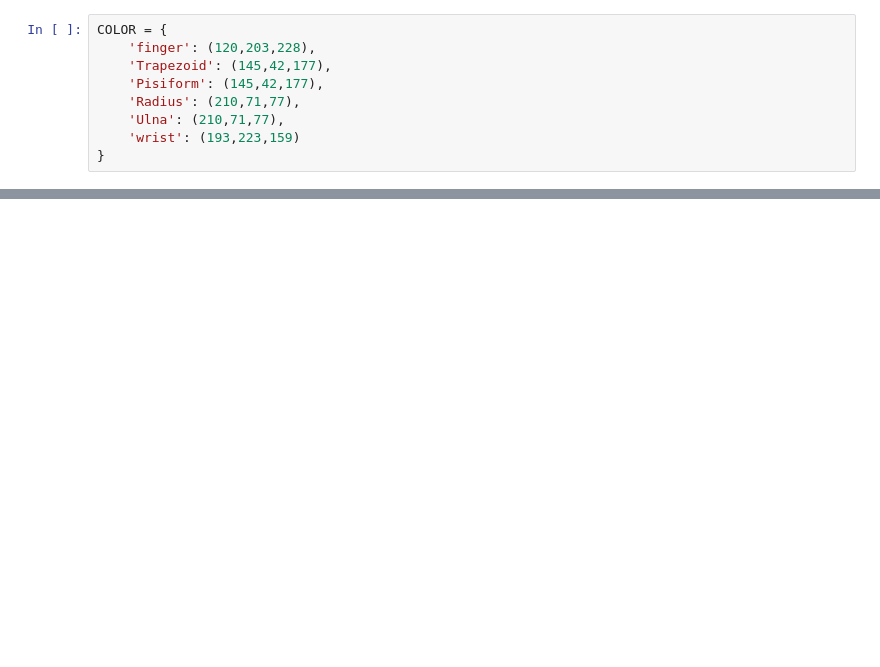
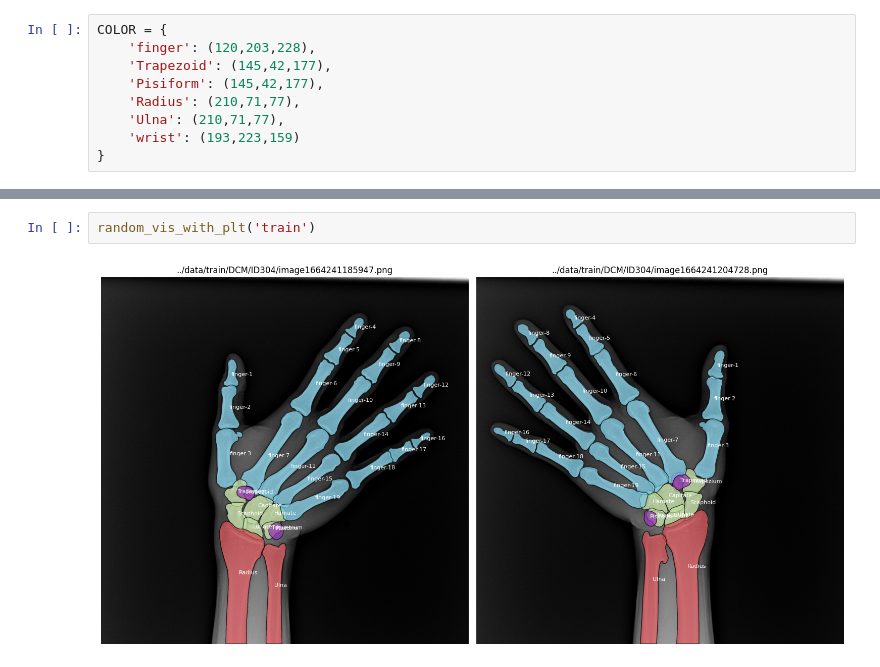
Before and after one commit to boostcampaitech6/level2-cv-semanticsegmentation-cv-13, a Jupyter notebook: eda/random_vis.ipynb, the cells around one changed output, grey strips where cells are left out. Cells and saved outputs as stored; diff of their text form; blank space fills up the shorter version.

Commit message:
feat: add random_vis_with_plt
#9

```diff
--- a/eda/random_vis.ipynb
+++ b/eda/random_vis.ipynb
@@ -77,0 +150,4 @@ random_vis('train')
+# %%
+random_vis_with_plt('train')
+# %% [output]
+[figure, added]
```
Also changed, not shown: parts of 4 cells of this notebook.
